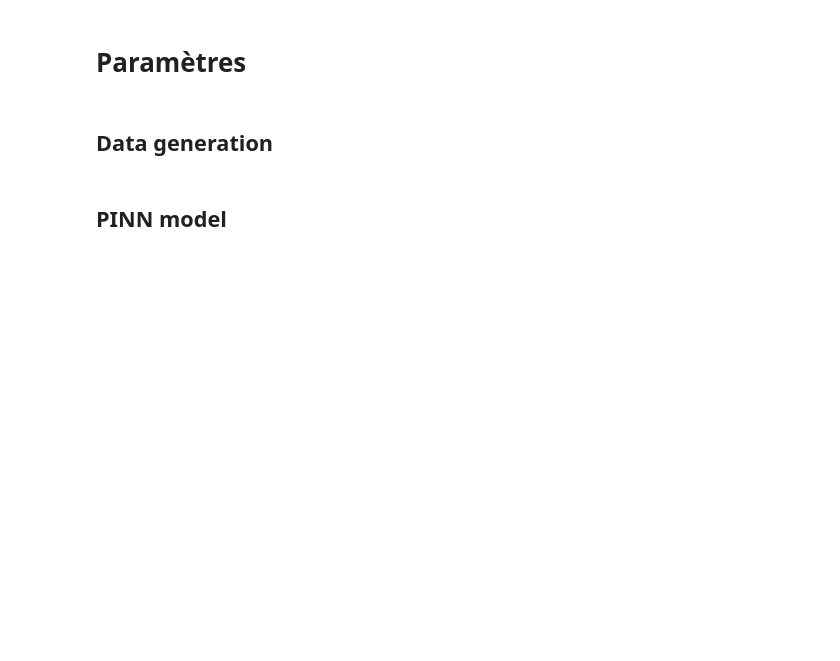
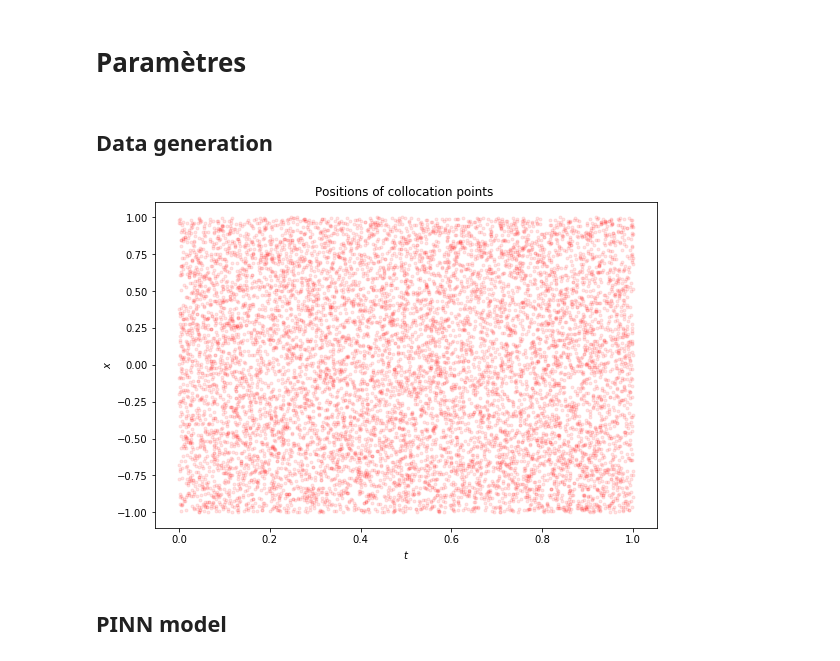
Before and after one commit to VincentItaliano/stage_M2, a Jupyter notebook: notebooks/Essais_PINN.ipynb, the cells around one changed output. Saved outputs shown, nothing was run; the diff lists cells and outputs as text; code cells hidden in the pictures; blank space fills up the shorter version.

```diff
--- a/notebooks/Essais_PINN.ipynb
+++ b/notebooks/Essais_PINN.ipynb
@@ -86,2 +52,0 @@ def gen_train_data(N_0=100, N_b=100, N_r=10000):
-# %%
-X_r, X_data, u_data = gen_train_data(1000,1000,100_000)
@@ -97,3 +53,32 @@ def psi(X):
+# %%
+def gen_train_data(N_r = 10_000):
+
+  # Set random seed for reproducible results
+  tf.random.set_seed(0)
+
+  # Draw uniformly sampled collocation points
+  t_r = tf.random.uniform((N_r,1), lb[0], ub[0], dtype=DTYPE)
+  x_r = tf.random.uniform((N_r,1), lb[1], ub[1], dtype=DTYPE)
+  X_r = tf.concat([t_r, x_r], axis=1)
+
+  return X_r
+
+def plot_train_data(X_r):
+
+    t_r = X_r[:,0]
+    x_r = X_r[:,1]
+
+    fig = plt.figure(figsize=(9,6))
+    plt.scatter(t_r, x_r, c='r', marker='.', alpha=0.1)
+    plt.xlabel('$t$')
+    plt.ylabel('$x$')
+
+    plt.title('Positions of collocation points ');
+# %%
+X_r = gen_train_data(10_000)
+plot_train_data(X_r)
+# %% [output]
+[figure, added]
 # %% [markdown]
 ## PINN model
 # %%
```
Also changed, not shown: parts of 61 cells of this notebook, 1 other file.
